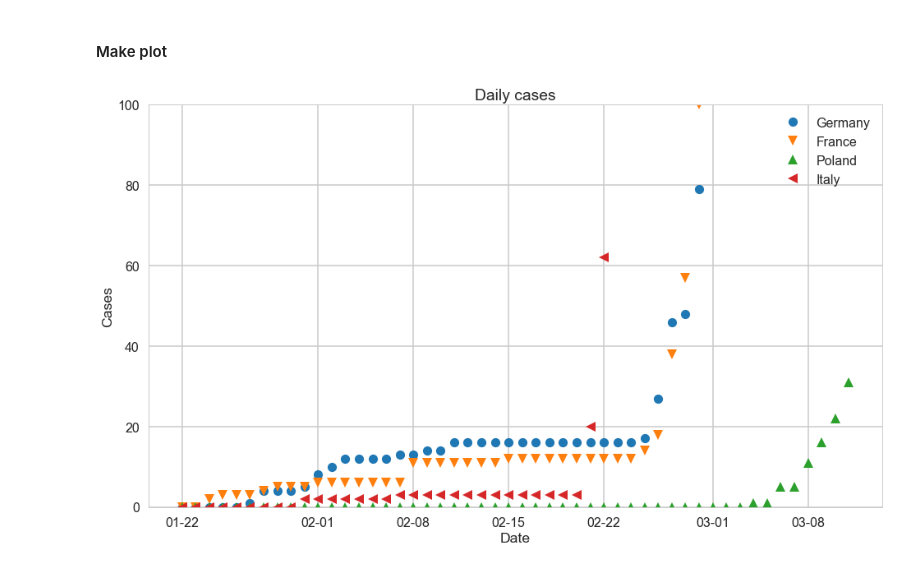
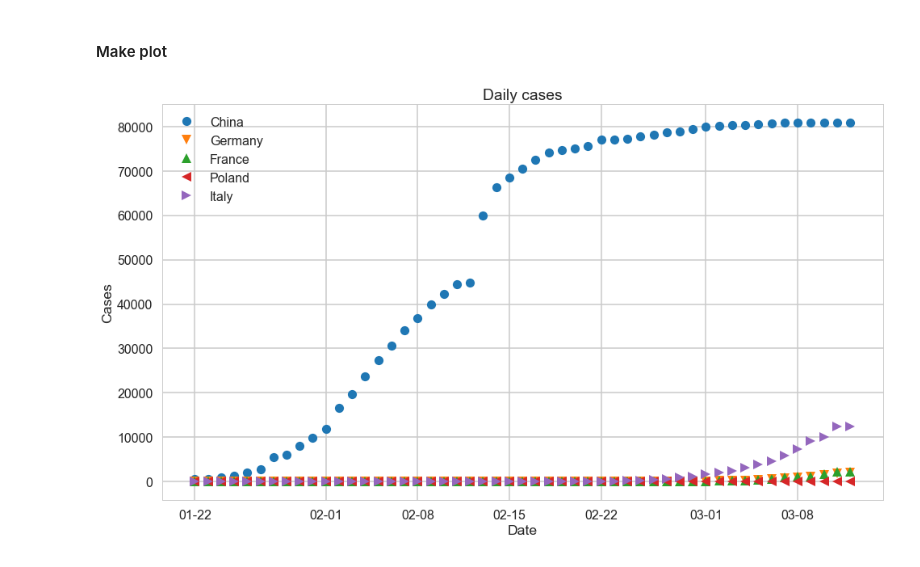
Before and after one commit to maciejj/corona_plot, a Jupyter notebook: plot_confirmed_cases_by_country.ipynb, the cells around one changed output. Saved outputs shown, nothing was run; the diff lists cells and outputs as text; code cells hidden in the pictures.

```diff
--- a/plot_confirmed_cases_by_country.ipynb
+++ b/plot_confirmed_cases_by_country.ipynb
@@ -48,34 +66,34 @@ for el in data.columns:
 # %% [markdown]
 #### Choose countries to plot (separate by "," no spaces)
 # %%
-countries_to_plot="Germany,France,Poland,Italy".split(",")
+countries_to_plot="China,Germany,France,Poland,Italy".split(",")
 # %% [markdown]
 #### Make plot
 # %%
 ##extract data for each country
 dates=data["Date"].values
 countries=[]
 for country in countries_to_plot:
     countries.append(data[country].values)
 
 ## Create figure and plot space
 fig, ax = plt.subplots(figsize=(16, 9))
 marker = itertools.cycle(('o', 'v', '^', '<', '>', 's', 'S', 'p', 'P'))
 ## Add x-axis and y-axis
 for country, country_name in zip(countries, countries_to_plot):
     ax.plot(dates, country, marker=next(marker), linestyle='', label=country_name)
 ## Set title and labels for axes
 ax.set(xlabel="Date",
        ylabel="Cases",
        title="Daily cases")
 ## Define the date format
 date_form = DateFormatter("%m-%d")
 ax.xaxis.set_major_formatter(date_form)
 
 ## axes limits
 #ax.set_xlim([datetime.date(2020, 2, 10), datetime.date.today() + datetime.timedelta(days=3)])# datetime.date(2020, 3, 15)])
-ax.set_ylim([0,100])
+#ax.set_ylim([0,100])
 ax.legend()
 plt.show()
 # %% [output]
-[figure, old version]
+[figure, new version]
```
Also changed, not shown: parts of 1 cell of this notebook, 6 other files.
